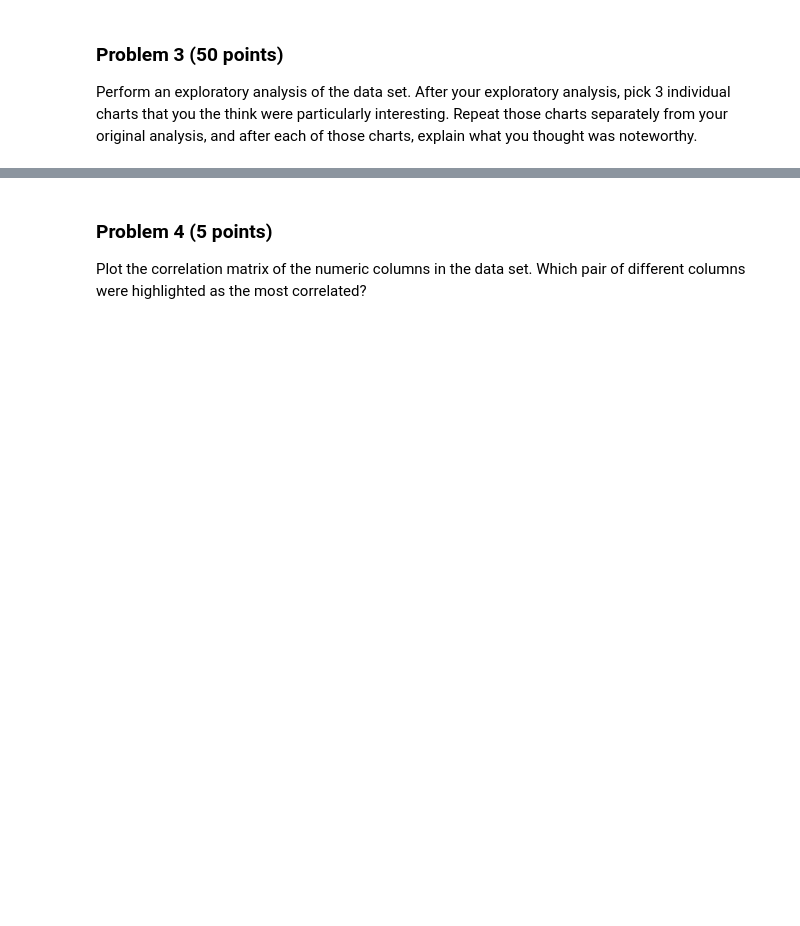
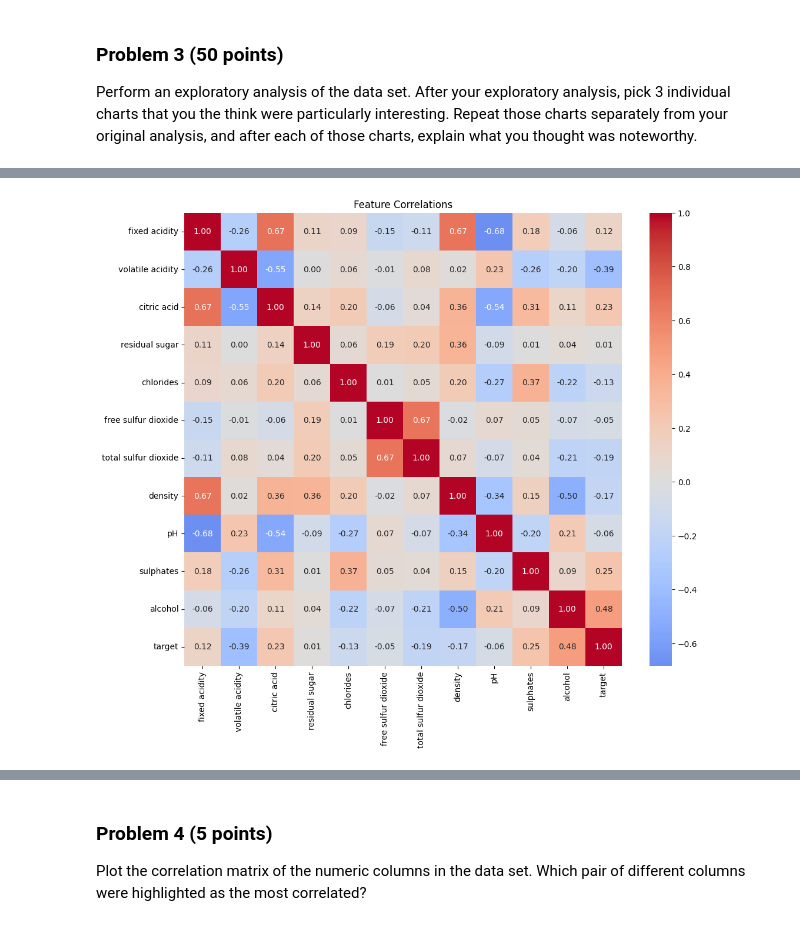
Before and after one commit to epsh3069/dx602-final-project, a Jupyter notebook: project.ipynb, the cells around one changed output, grey strips where cells are left out. Saved outputs shown, nothing was run; the diff lists cells and outputs as text; code cells hidden in the pictures; blank space fills up the shorter version.

```diff
--- a/project.ipynb
+++ b/project.ipynb
@@ -165,0 +187,9 @@ YOUR ANSWERS HERE
+# %%
+# 3. Correlation heatmap ( this will be used again but just here to view correlations)
+import seaborn as sns
+plt.figure(figsize=(12, 10))
+sns.heatmap(data.corr(), annot=True, fmt='.2f', cmap='coolwarm', center=0)
+plt.title('Feature Correlations')
+plt.show()
+# %% [output]
+[figure, added]
```
Also changed, not shown: parts of 29 cells of this notebook.
